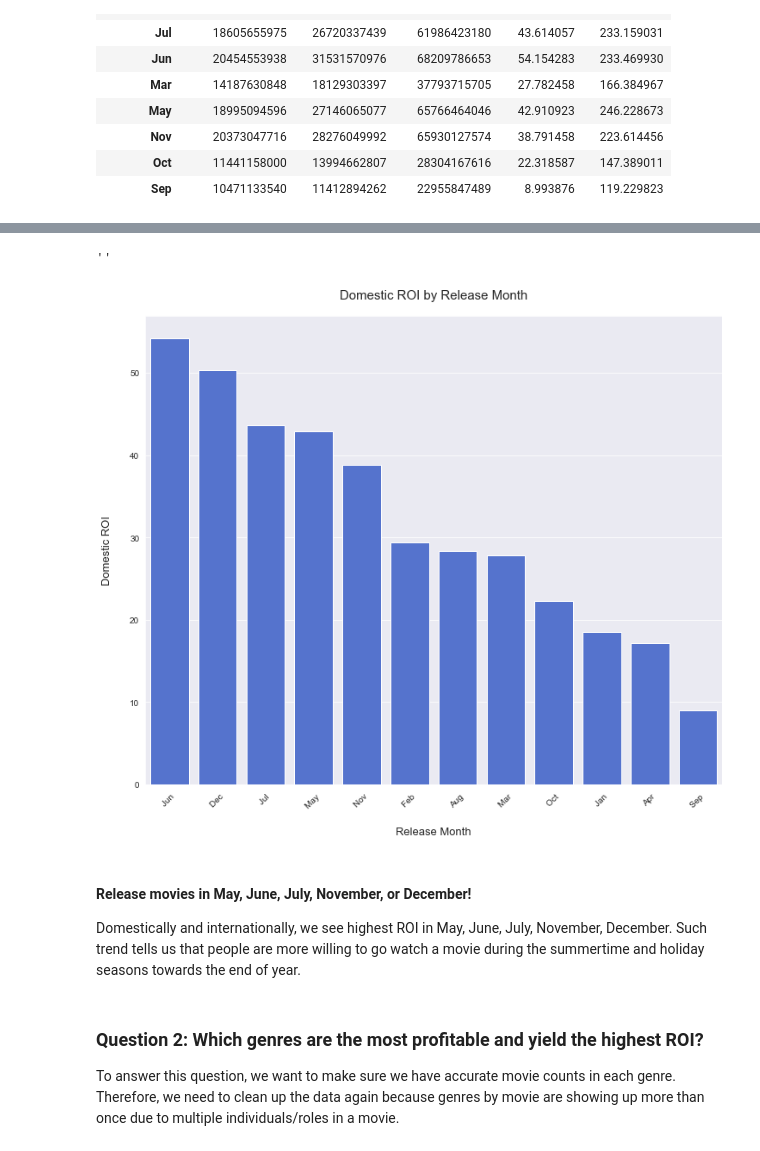
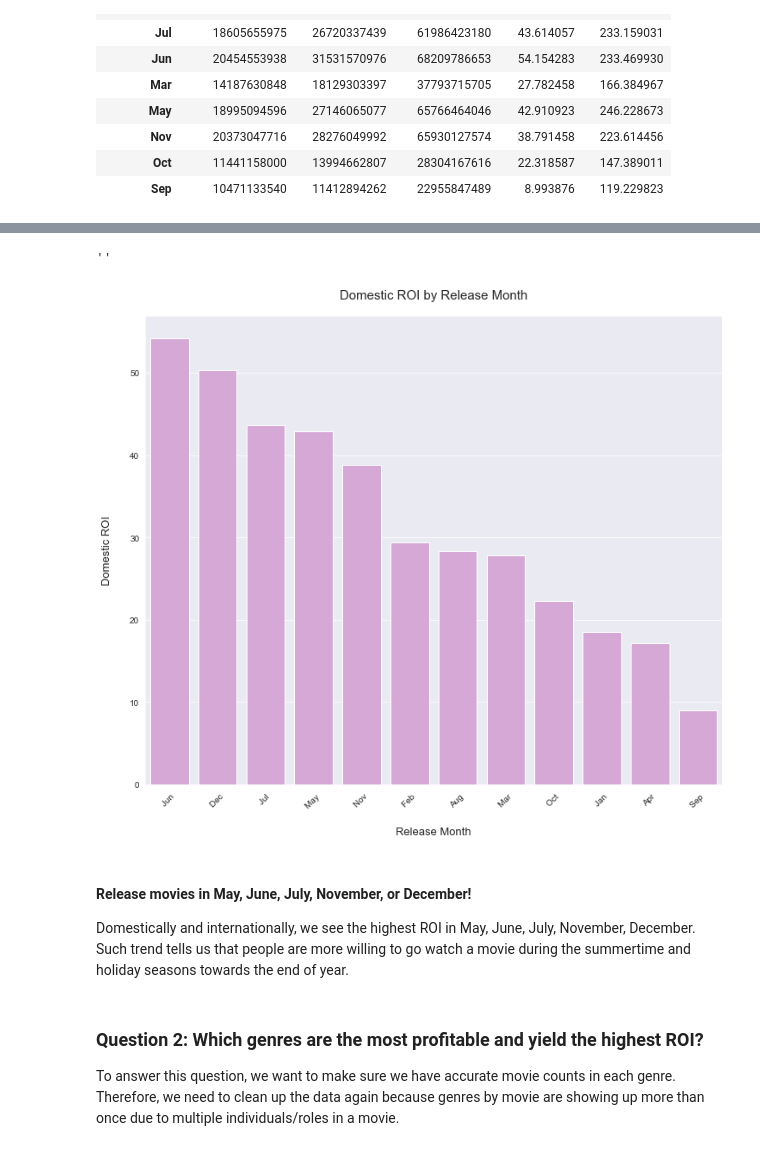
Before and after one commit to jennifernha/Microsoft-Movie-Analysis, a Jupyter notebook: Microsoft Movie Analysis.ipynb, the cells around one changed output, grey strips where cells are left out. Drawn from its saved outputs; the diff is of its cells as text; code cells hidden in the pictures.

```diff
--- a/Microsoft Movie Analysis.ipynb
+++ b/Microsoft Movie Analysis.ipynb
@@ -879,32 +873,32 @@ plt.xticks(rotation=45)
 # %%
 #create a new DataFrame to sort bars in descending order
 domestic_roi_month = movie_budgets_month.sort_values('domestic_roi', ascending = False)
 
 #Plotting the graph
 
 plt.figure(figsize=(12,10))
 
 sns.set_style('darkgrid')
 
 fig = sns.barplot(x = domestic_roi_month.index,
                   y = domestic_roi_month['domestic_roi'],
                   data = domestic_roi_month,
-                  color='royalblue')
+                  color='plum')
 
 plt.title("Domestic ROI by Release Month", size = 15, pad = 20)
 
 plt.xlabel("Release Month", size = 13, labelpad = 20)
 plt.ylabel("Domestic ROI", size = 13, labelpad = 20)
 
 
 plt.xticks(rotation=45)
 ;
 # %% [output]
 ''
-[figure, old version]
+[figure, new version]
 # %% [markdown]
 #### Release movies in May, June, July, November, or December!
-Domestically and internationally, we see highest ROI in May, June, July, November, December. Such trend tells us that people are more willing to go watch a movie during the summertime and holiday seasons towards the end of year.
+Domestically and internationally, we see the highest ROI in May, June, July, November, December. Such trend tells us that people are more willing to go watch a movie during the summertime and holiday seasons towards the end of year.
 # %% [markdown]
 ### Question 2: Which genres are the most profitable and yield the highest ROI?
 To answer this question, we want to make sure we have accurate movie counts in each genre. Therefore, we need to clean up the data again because genres by movie are showing up more than once due to multiple individuals/roles in a movie.
```
Also changed, not shown: parts of 21 cells of this notebook.
